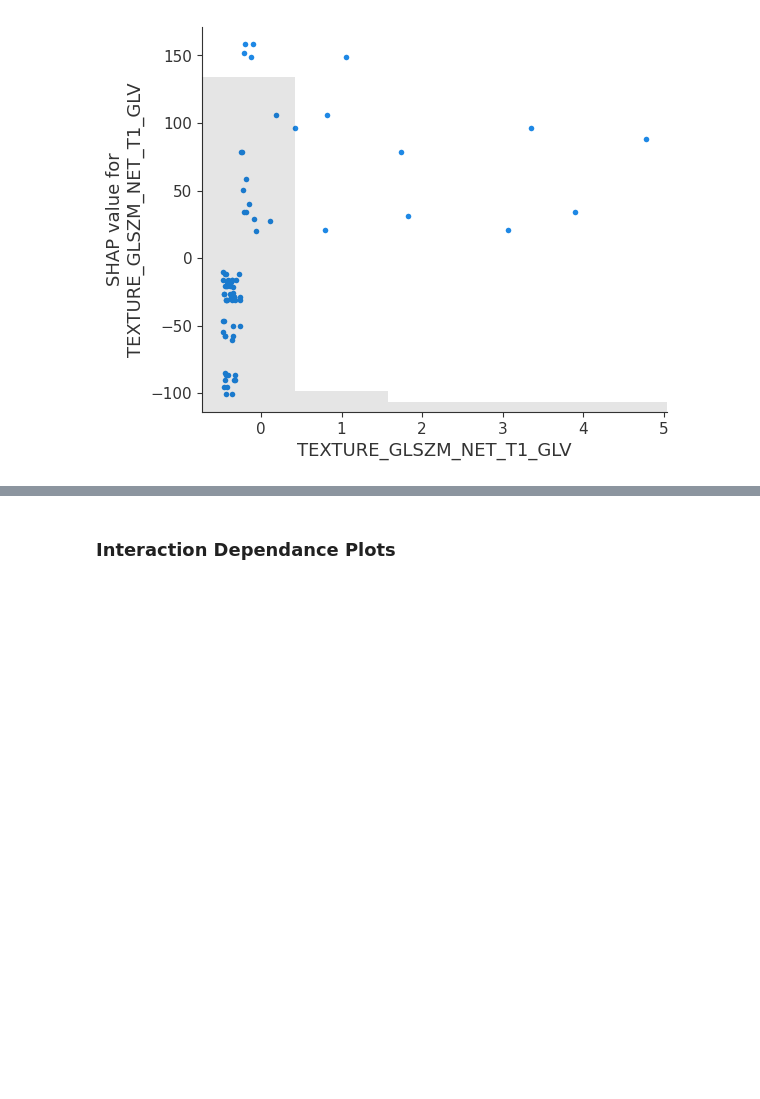
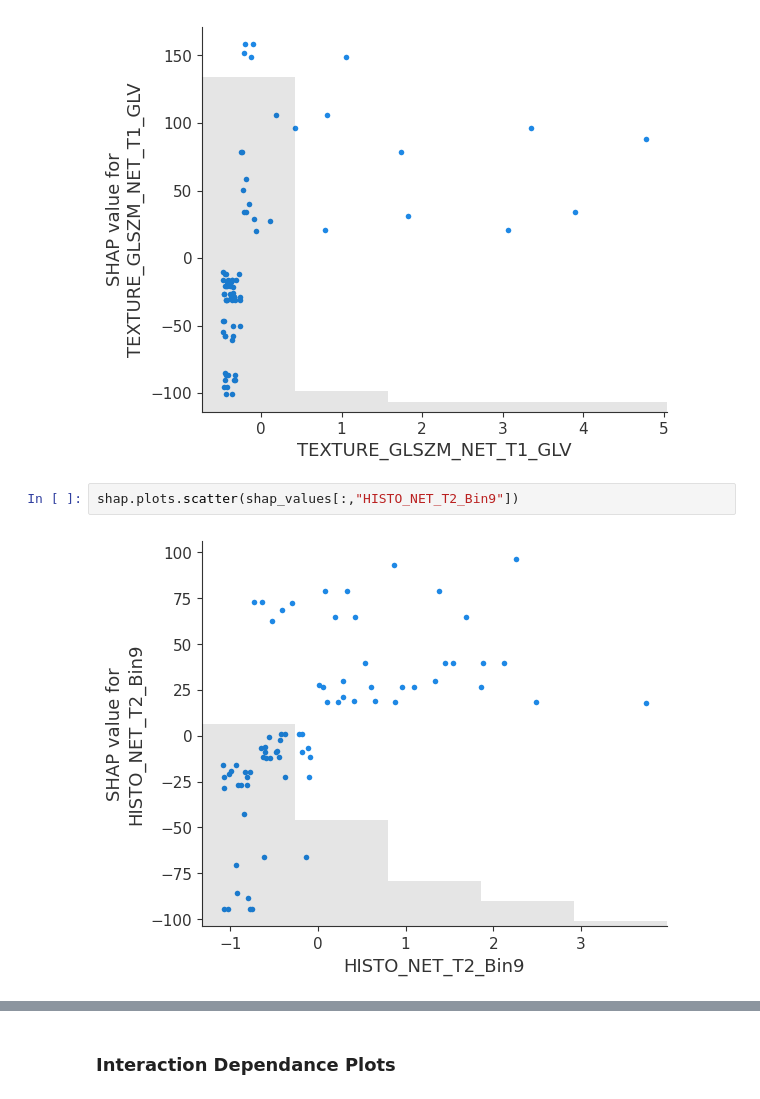
Before and after one commit to hansa31/GBM-analysis, a Jupyter notebook: Models_regression.ipynb, the cells around one changed output, grey strips where cells are left out. Saved outputs shown, nothing was run; the diff lists cells and outputs as text; blank space fills up the shorter version.

Commit message:
Interaction effects dependency plots done

```diff
--- a/Models_regression.ipynb
+++ b/Models_regression.ipynb
@@ -600,3 +600,7 @@ shap.plots.scatter(shap_values[:,"TEXTURE_GLSZM_NET_T2_LGZE"])
 shap.plots.scatter(shap_values[:,"TEXTURE_GLSZM_NET_T1_GLV"])
 # %% [output]
 [figure]
+# %%
+shap.plots.scatter(shap_values[:,"HISTO_NET_T2_Bin9"])
+# %% [output]
+[figure, added]
```
Also changed, not shown: parts of 53 cells of this notebook.
